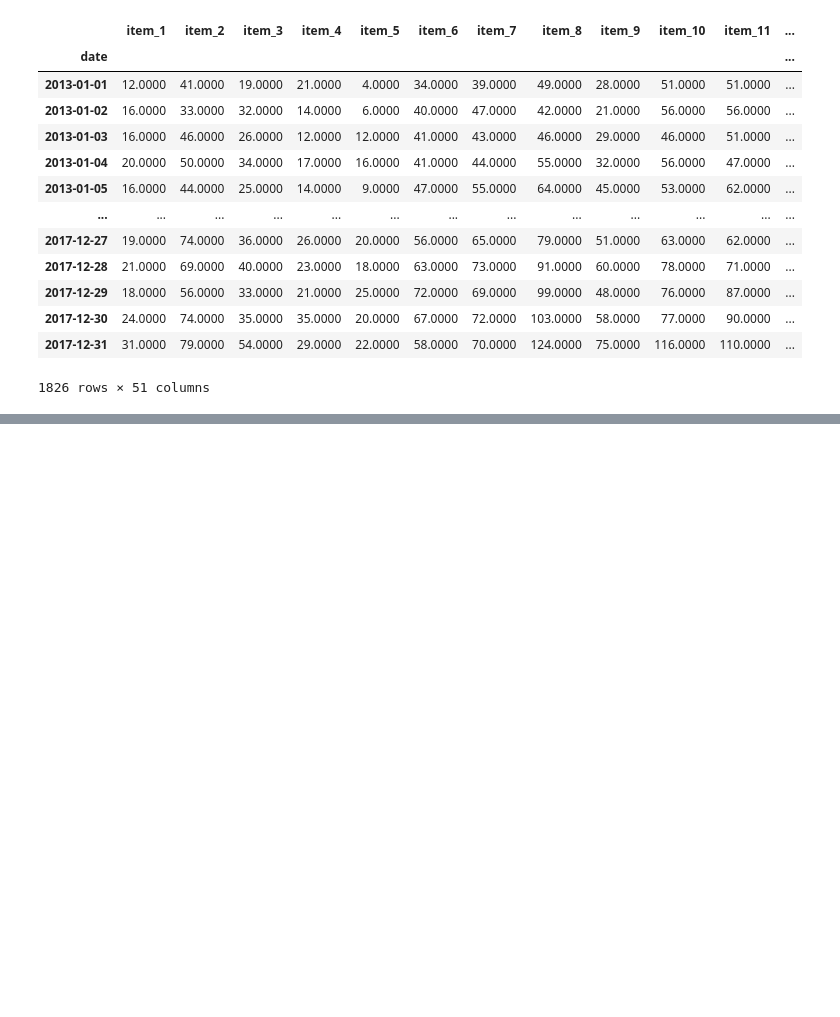
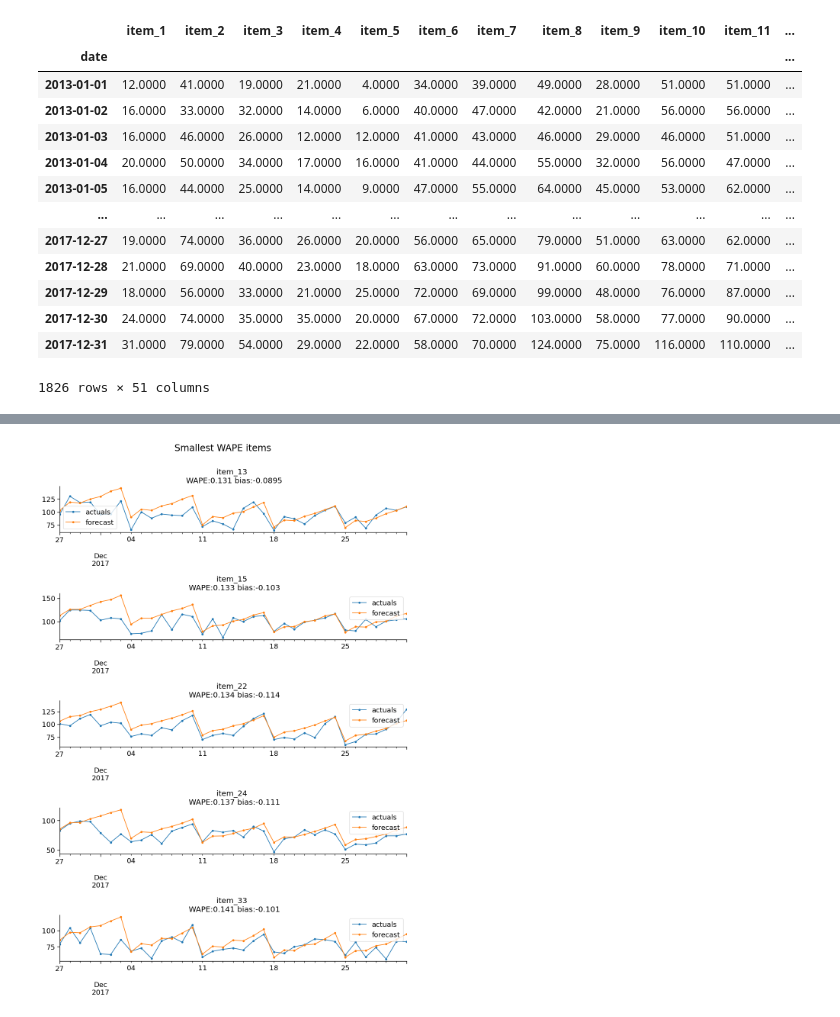
Before and after one commit to razielar/forecasting_with_ML, a Jupyter notebook: 05_error_metrics/error_metrics.ipynb, the cells around one changed output, grey strips where cells are left out. Cells and saved outputs as stored; diff of their text form; code cells hidden in the pictures; blank space fills up the shorter version.

```diff
--- a/05_error_metrics/error_metrics.ipynb
+++ b/05_error_metrics/error_metrics.ipynb
@@ -146,0 +312,27 @@ data
+# %%
+items_small_wape = metric.nsmallest(n=5, columns=["WAPE"]).levels
+backtest_period = predictions.index
+
+n_series = len(items_small_wape)
+fig, axs = plt.subplots(nrows=n_series, figsize=[10, n_series*3])
+
+for ax, item in zip(axs, items_small_wape):
+    wape = metric[metric["levels"]==item]["WAPE"].values[0]
+    bias = metric[metric["levels"]==item]["forecast_bias"].values[0]
+    (
+        data
+        .loc[backtest_period, item]
+        .plot(ax=ax, label="actuals", marker="o", markersize=3)
+    )
+    (
+        predictions
+        .loc[:, item]
+        .plot(ax=ax, label="forecast", marker="o", markersize=3)
+    )
+    ax.set_title(f"{item} \n WAPE:{wape:.3} bias:{bias:.3}")
+    ax.legend()
+
+fig.suptitle("Smallest WAPE items \n")
+plt.tight_layout()
+# %% [output]
+[figure, added]
```
Also changed, not shown: parts of 14 cells of this notebook, 1 other file.
